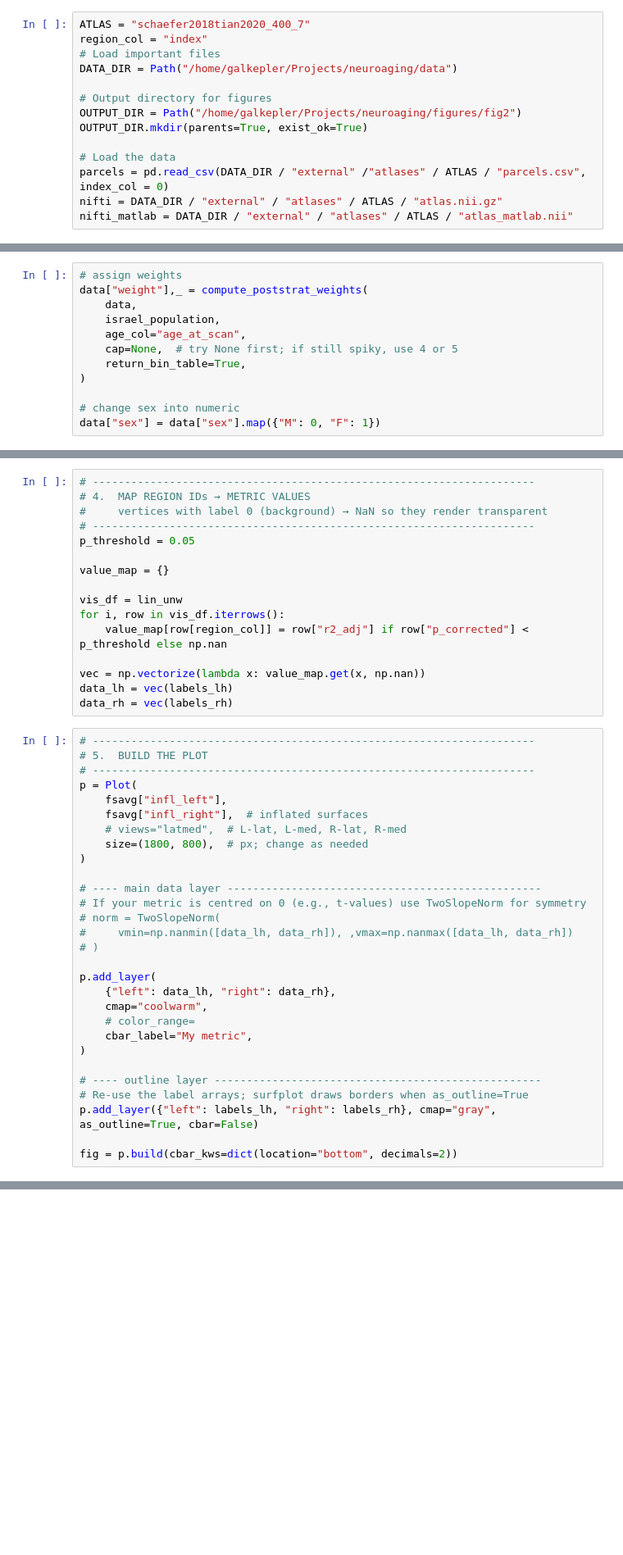
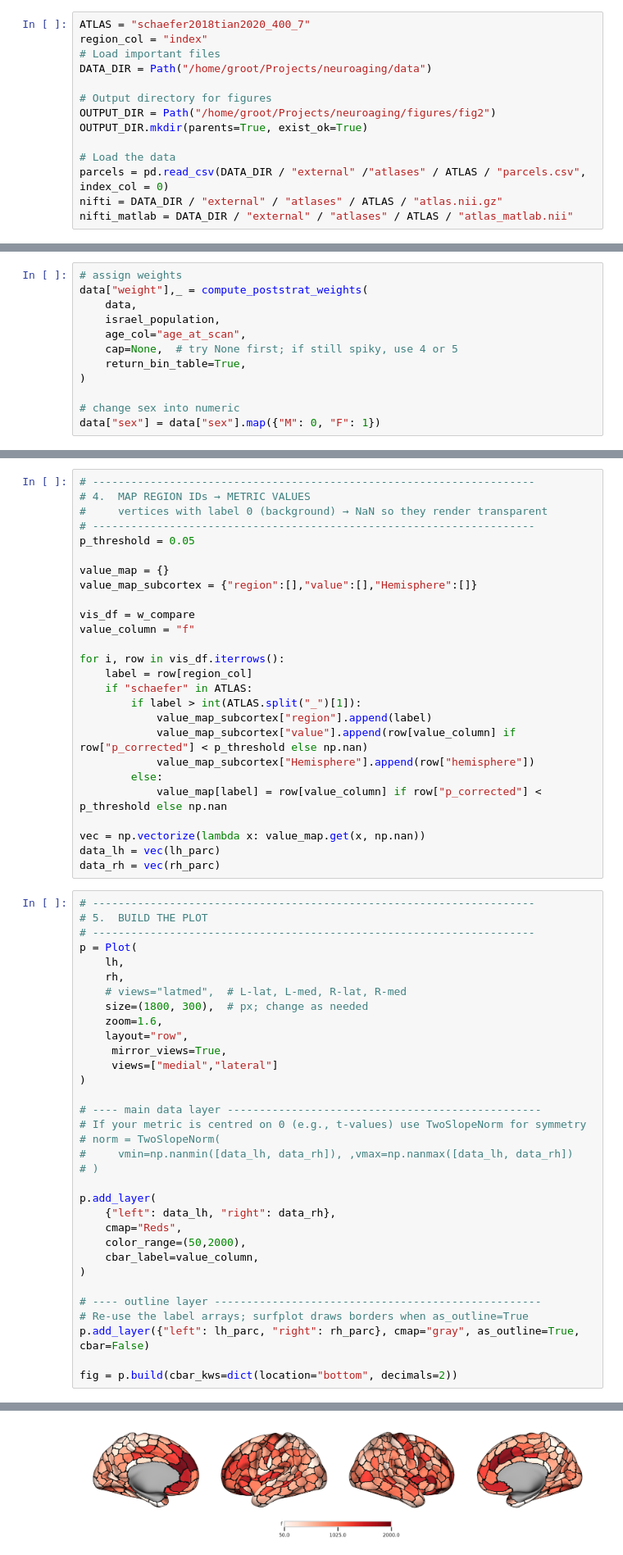
Before and after one commit to GalKepler/neuroaging, a Jupyter notebook: notebooks/fig2/fig2.ipynb, the cells around one changed output, grey strips where cells are left out. Shown at 82% size. Cells and saved outputs as stored; diff of their text form; blank space fills up the shorter version.

```diff
--- a/notebooks/fig2/fig2.ipynb
+++ b/notebooks/fig2/fig2.ipynb
@@ -75,10 +75,10 @@ COL_REF      = "0.35"                        # census reference (neutral grey)
 ATLAS = "schaefer2018tian2020_400_7"
 region_col = "index"
 # Load important files
-DATA_DIR = Path("/home/galkepler/Projects/neuroaging/data")
+DATA_DIR = Path("/home/groot/Projects/neuroaging/data")
 
 # Output directory for figures
-OUTPUT_DIR = Path("/home/galkepler/Projects/neuroaging/figures/fig2")
+OUTPUT_DIR = Path("/home/groot/Projects/neuroaging/figures/fig2")
 OUTPUT_DIR.mkdir(parents=True, exist_ok=True)
 
 # Load the data
@@ -413,23 +426,37 @@ labels_rh = surface.vol_to_surf(atlas_img, fsavg["pial_right"], interpolation="n
 p_threshold = 0.05
 
 value_map = {}
+value_map_subcortex = {"region":[],"value":[],"Hemisphere":[]}
 
-vis_df = lin_unw
+vis_df = w_compare
+value_column = "f"
+
 for i, row in vis_df.iterrows():
-    value_map[row[region_col]] = row["r2_adj"] if row["p_corrected"] < p_threshold else np.nan
+    label = row[region_col]
+    if "schaefer" in ATLAS:
+        if label > int(ATLAS.split("_")[1]):
+            value_map_subcortex["region"].append(label)
+            value_map_subcortex["value"].append(row[value_column] if row["p_corrected"] < p_threshold else np.nan)
+            value_map_subcortex["Hemisphere"].append(row["hemisphere"])
+        else:
+            value_map[label] = row[value_column] if row["p_corrected"] < p_threshold else np.nan
 
 vec = np.vectorize(lambda x: value_map.get(x, np.nan))
-data_lh = vec(labels_lh)
-data_rh = vec(labels_rh)
+data_lh = vec(lh_parc)
+data_rh = vec(rh_parc)
 # %%
 # ---------------------------------------------------------------------
 # 5.  BUILD THE PLOT
 # ---------------------------------------------------------------------
 p = Plot(
-    fsavg["infl_left"],
-    fsavg["infl_right"],  # inflated surfaces
+    lh,
+    rh,
     # views="latmed",  # L-lat, L-med, R-lat, R-med
-    size=(1800, 800),  # px; change as needed
+    size=(1800, 300),  # px; change as needed
+    zoom=1.6,
+    layout="row",
+     mirror_views=True,
+     views=["medial","lateral"]
 )
 
 # ---- main data layer -------------------------------------------------
@@ -440,14 +467,14 @@ p = Plot(
 
 p.add_layer(
     {"left": data_lh, "right": data_rh},
-    cmap="coolwarm",
-    # color_range=
-    cbar_label="My metric",
+    cmap="Reds",
+    color_range=(50,2000),
+    cbar_label=value_column,
 )
 
 # ---- outline layer ---------------------------------------------------
 # Re-use the label arrays; surfplot draws borders when as_outline=True
-p.add_layer({"left": labels_lh, "right": labels_rh}, cmap="gray", as_outline=True, cbar=False)
+p.add_layer({"left": lh_parc, "right": rh_parc}, cmap="gray", as_outline=True, cbar=False)
 
 fig = p.build(cbar_kws=dict(location="bottom", decimals=2))
 # %% [output]
@@ -454,0 +481 @@ Error:
+[figure, added]
```
Also changed, not shown: parts of 4 cells of this notebook, 4 other files.
